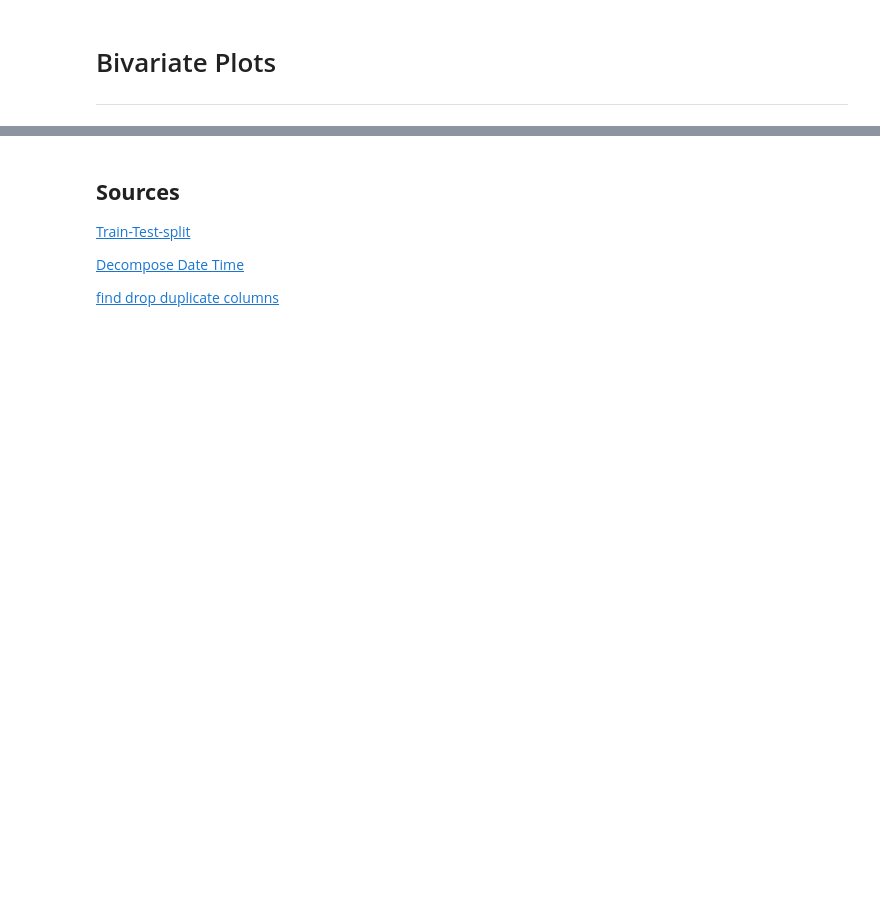
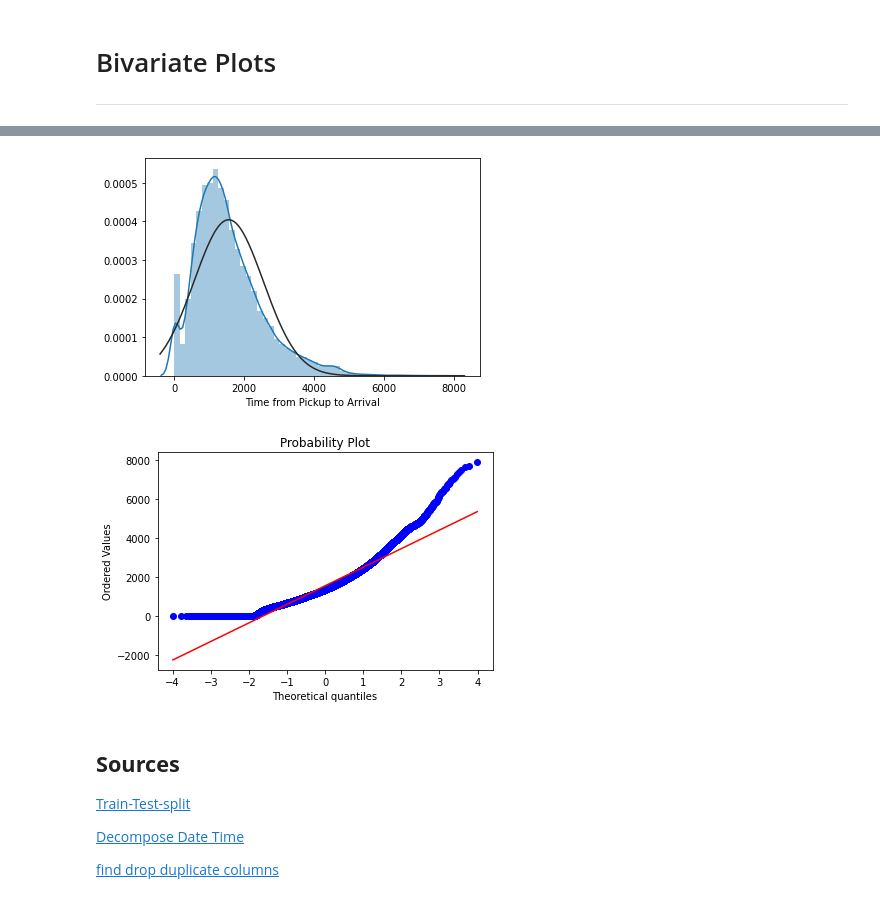
Before and after one commit to Explore-EDSA-2020/Regression-Sendy-Logistics-Challenge, a Jupyter notebook: notebook/Sendy_logistics_EDA.ipynb, the cells around one changed output, grey strips where cells are left out. Drawn from its saved outputs; the diff is of its cells as text; code cells hidden in the pictures; blank space fills up the shorter version.

Commit message:
add linear assumptions

```diff
--- a/notebook/Sendy_logistics_EDA.ipynb
+++ b/notebook/Sendy_logistics_EDA.ipynb
@@ -564,3 +601,14 @@ plt.tight_layout()
+# %%
+# make a copy for easy backup
+train_assump = train_riders.copy()
+# %%
+#transformed histogram and normal probability plot
+sns.distplot(train_assump['Time from Pickup to Arrival'], fit=norm)
+fig = plt.figure()
+res = stats.probplot(train_assump['Time from Pickup to Arrival'], plot=plt)
+# %% [output]
+[figure, added]
+[figure, added]
 # %% [markdown]
 **Sources**
 ----
```
Also changed, not shown: parts of 5 cells of this notebook.
